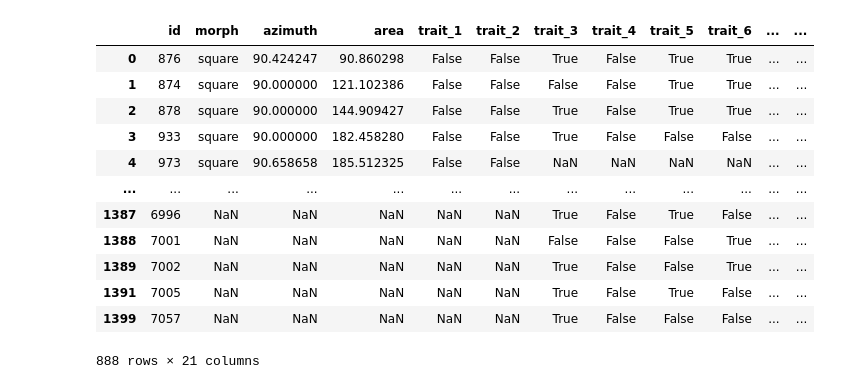
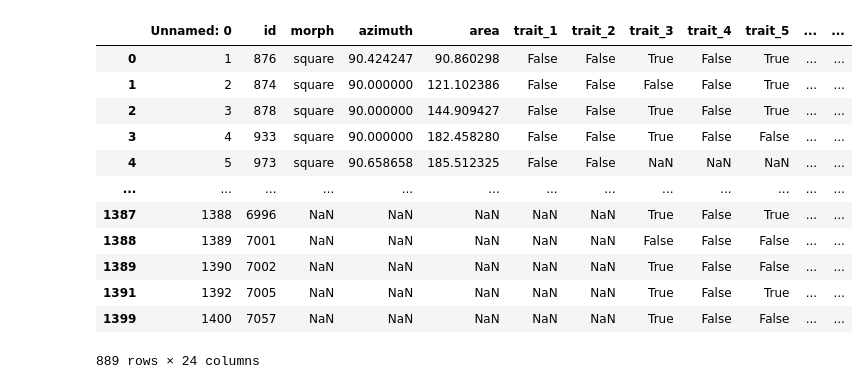
Before and after one commit to wccarleton/angkorclusters, a Jupyter notebook: Src/analysis.ipynb, the cells around one changed output. Cells and saved outputs as stored; diff of their text form; code cells hidden in the pictures.

```diff
--- a/Src/analysis.ipynb
+++ b/Src/analysis.ipynb
@@ -9,23 +11,25 @@ from chronocluster.utils import clustering_heatmap, pdiff_heatmap, plot_mc_point
 from chronocluster.distributions import ddelta
 # %%
 # data wrangling
-df = pd.read_csv('../Data/temples.csv')
-df = df.dropna(subset=['xeast', 'ynorth', 'date'])
+df = pd.read_csv('../Data/temples_with_predicted_ages.csv')
+df = df.dropna(subset=['xeast', 'ynorth', 'model_age_mean', 'model_age_sd'])
+df['xeast'] = df['xeast'] - df['xeast'].min()
+df['ynorth'] = df['ynorth'] - df['ynorth'].min()
 df
 # %% [output]
-|  | id | morph | azimuth | area | trait_1 | trait_2 | trait_3 | trait_4 | trait_5 | trait_6 | ... | ... |
-| 0 | 876 | square | 90.424247 | 90.860298 | False | False | True | False | True | True | ... | ... |
-| 1 | 874 | square | 90.000000 | 121.102386 | False | False | False | False | True | True | ... | ... |
-| 2 | 878 | square | 90.000000 | 144.909427 | False | False | True | False | True | True | ... | ... |
-| 3 | 933 | square | 90.000000 | 182.458280 | False | False | True | False | False | False | ... | ... |
-| 4 | 973 | square | 90.658658 | 185.512325 | False | False | NaN | NaN | NaN | NaN | ... | ... |
+|  | Unnamed: 0 | id | morph | azimuth | area | trait_1 | trait_2 | trait_3 | trait_4 | trait_5 | ... | ... |
+| 0 | 1 | 876 | square | 90.424247 | 90.860298 | False | False | True | False | True | ... | ... |
+| 1 | 2 | 874 | square | 90.000000 | 121.102386 | False | False | False | False | True | ... | ... |
+| 2 | 3 | 878 | square | 90.000000 | 144.909427 | False | False | True | False | True | ... | ... |
+| 3 | 4 | 933 | square | 90.000000 | 182.458280 | False | False | True | False | False | ... | ... |
+| 4 | 5 | 973 | square | 90.658658 | 185.512325 | False | False | NaN | NaN | NaN | ... | ... |
 | ... | ... | ... | ... | ... | ... | ... | ... | ... | ... | ... | ... | ... |
-| 1387 | 6996 | NaN | NaN | NaN | NaN | NaN | True | False | True | False | ... | ... |
-| 1388 | 7001 | NaN | NaN | NaN | NaN | NaN | False | False | False | True | ... | ... |
-| 1389 | 7002 | NaN | NaN | NaN | NaN | NaN | True | False | False | True | ... | ... |
-| 1391 | 7005 | NaN | NaN | NaN | NaN | NaN | True | False | True | False | ... | ... |
-| 1399 | 7057 | NaN | NaN | NaN | NaN | NaN | True | False | False | False | ... | ... |
+| 1387 | 1388 | 6996 | NaN | NaN | NaN | NaN | NaN | True | False | True | ... | ... |
+| 1388 | 1389 | 7001 | NaN | NaN | NaN | NaN | NaN | False | False | False | ... | ... |
+| 1389 | 1390 | 7002 | NaN | NaN | NaN | NaN | NaN | True | False | False | ... | ... |
+| 1391 | 1392 | 7005 | NaN | NaN | NaN | NaN | NaN | True | False | True | ... | ... |
+| 1399 | 1400 | 7057 | NaN | NaN | NaN | NaN | NaN | True | False | False | ... | ... |
-888 rows × 21 columns
+889 rows × 24 columns
 # %%
 points = [
     clustering.Point(
```
Also changed, not shown: parts of 8 cells of this notebook, 1 other file.
